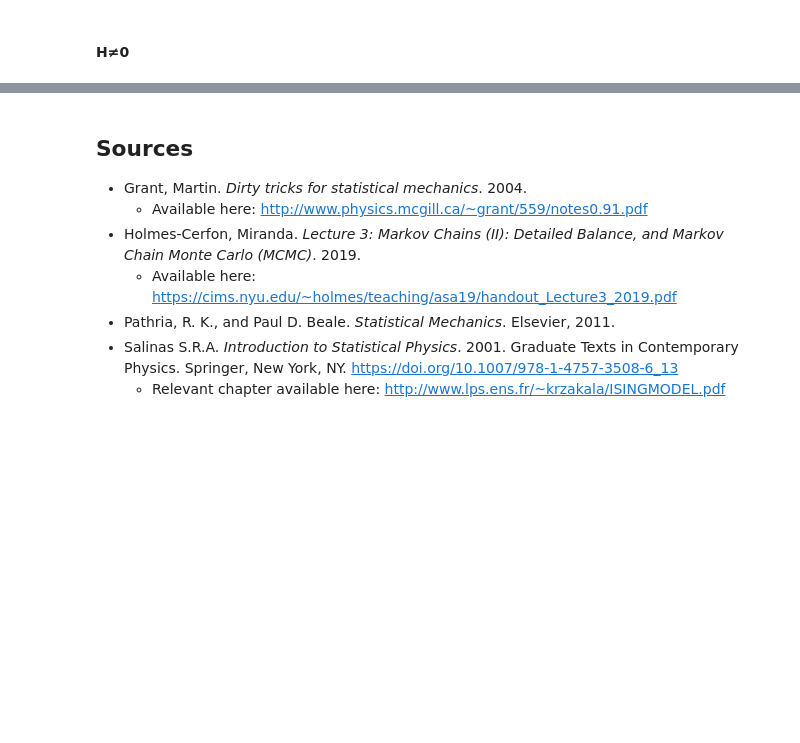
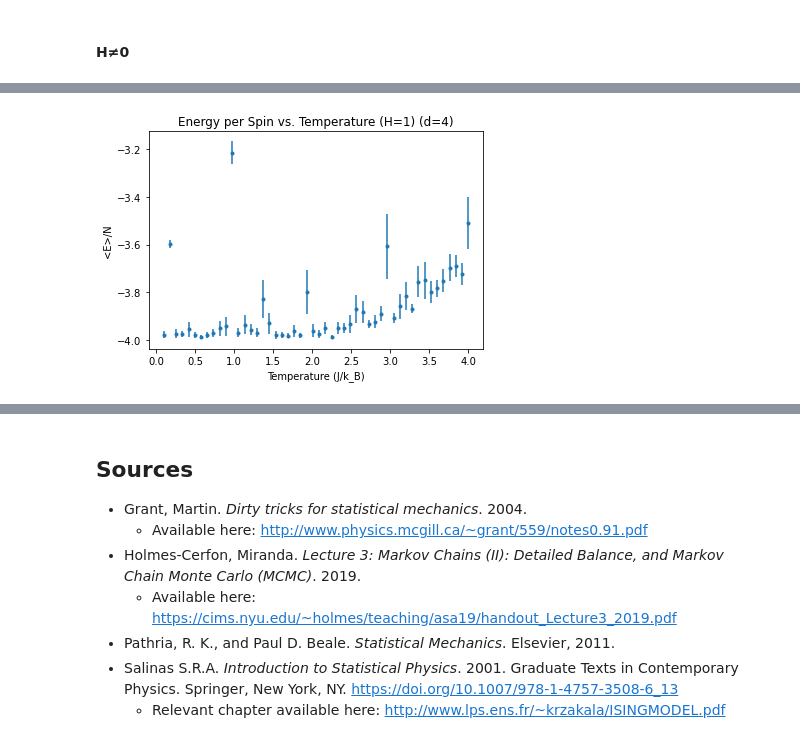
Before and after one commit to WillPugs/ising-model, a Jupyter notebook: ising_nd.ipynb, the cells around one changed output, grey strips where cells are left out. Saved outputs shown, nothing was run; the diff lists cells and outputs as text; code cells hidden in the pictures; blank space fills up the shorter version.

```diff
--- a/ising_nd.ipynb
+++ b/ising_nd.ipynb
@@ -314,0 +354,11 @@ plt.show()
+# %%
+plt.figure()
+
+plt.errorbar(x=temperatures_h_0, y=energies, yerr=energies_unc, marker='.', ls='', label='Simulation')
+
+plt.title("Energy per Spin vs. Temperature (H=" + str(H) + ") (d=" + str(d) +')')
+plt.xlabel("Temperature (J/k_B)")
+plt.ylabel("<E>/N")
+plt.show()
+# %% [output]
+[figure, added]
```
Also changed, not shown: parts of 9 cells of this notebook.
